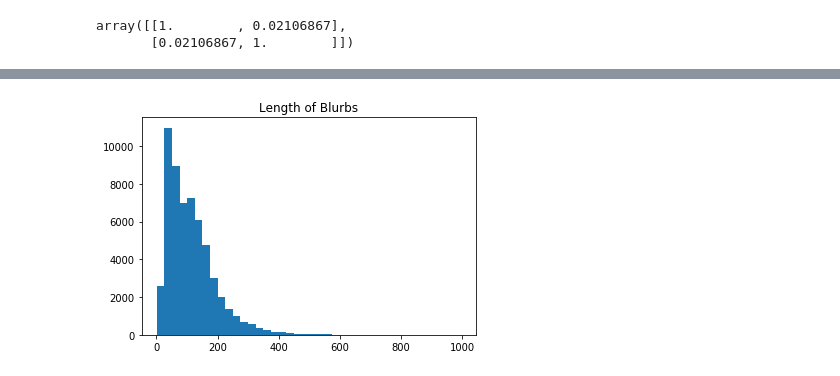
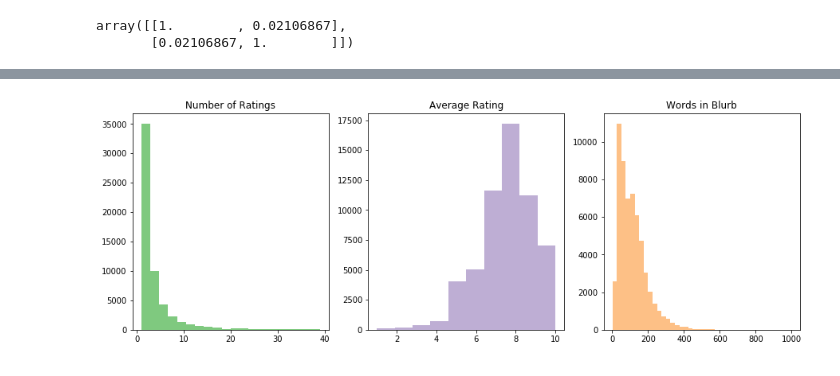
Before and after one commit to joedobrow/FinalCapstone, a Jupyter notebook: EDA.ipynb, the cells around one changed output, grey strips where cells are left out. Saved outputs shown, nothing was run; the diff lists cells and outputs as text; code cells hidden in the pictures.

```diff
--- a/EDA.ipynb
+++ b/EDA.ipynb
@@ -5,6 +7,7 @@ import matplotlib.pyplot as plt
 %matplotlib inline
 import seaborn as sns
 import math
+sns.set_palette('Accent')
 
 from surprise.prediction_algorithms.matrix_factorization import SVD
 from surprise import Reader
@@ -328,7 +301,7 @@ Estimating biases using als...
 # %%
-books_with_blurbs = pd.read_csv('/DataScience/Final Capstone Files/books_with_blurbs_and_BERT_combined.csv')
-books_with_blurbs.drop('Unnamed: 0', 1, inplace=True)
-books_with_blurbs = books_with_blurbs.iloc[:, :6]
+books_with_blurbs_and_vectors = pd.read_csv('/DataScience/Final Capstone Files/books_with_blurbs_and_BERT_combined.csv')
+books_with_blurbs_and_vectors.drop('Unnamed: 0', 1, inplace=True)
+books_with_blurbs = books_with_blurbs_and_vectors.iloc[:, :6]
 # %%
 average_rating, number_ratings, popularity_score = [], [], []
 global_mean_rating = np.mean(df_ratings.Rating)
@@ -373,11 +341,19 @@ plt.show()
 # %%
 blurb_lengths = []
 for blurb in books_with_blurbs.Blurb:
     leng = len(blurb.split())
     if leng < 1000:
         blurb_lengths.append(len(blurb.split()))
-plt.hist(blurb_lengths, bins=40)
-plt.title('Length of Blurbs')
+
+fig, axes = plt.subplots(1, 3, figsize=(15, 5))
+axes[0].hist(books_with_blurbs.NumberRatings[books_with_blurbs.NumberRatings < 40], bins=20)
+axes[0].set_title('Number of Ratings')
+
+axes[1].hist(books_with_blurbs.AverageRating, bins=10, color=sns.color_palette()[1])
+axes[1].set_title('Average Rating')
+
+axes[2].hist(blurb_lengths, bins=40, color=sns.color_palette()[2])
+axes[2].set_title('Words in Blurb')
 plt.show()
 # %% [output]
-[figure, old version]
+[figure, new version]
```
Also changed, not shown: parts of 76 cells of this notebook, 2 other files.
